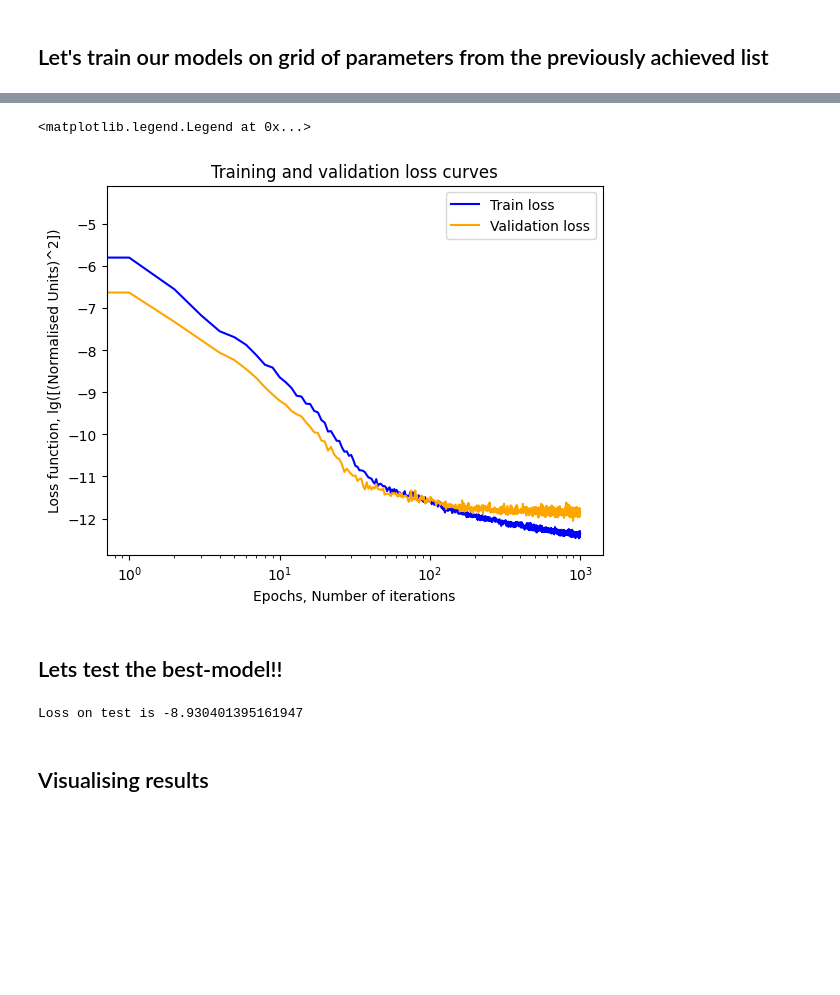
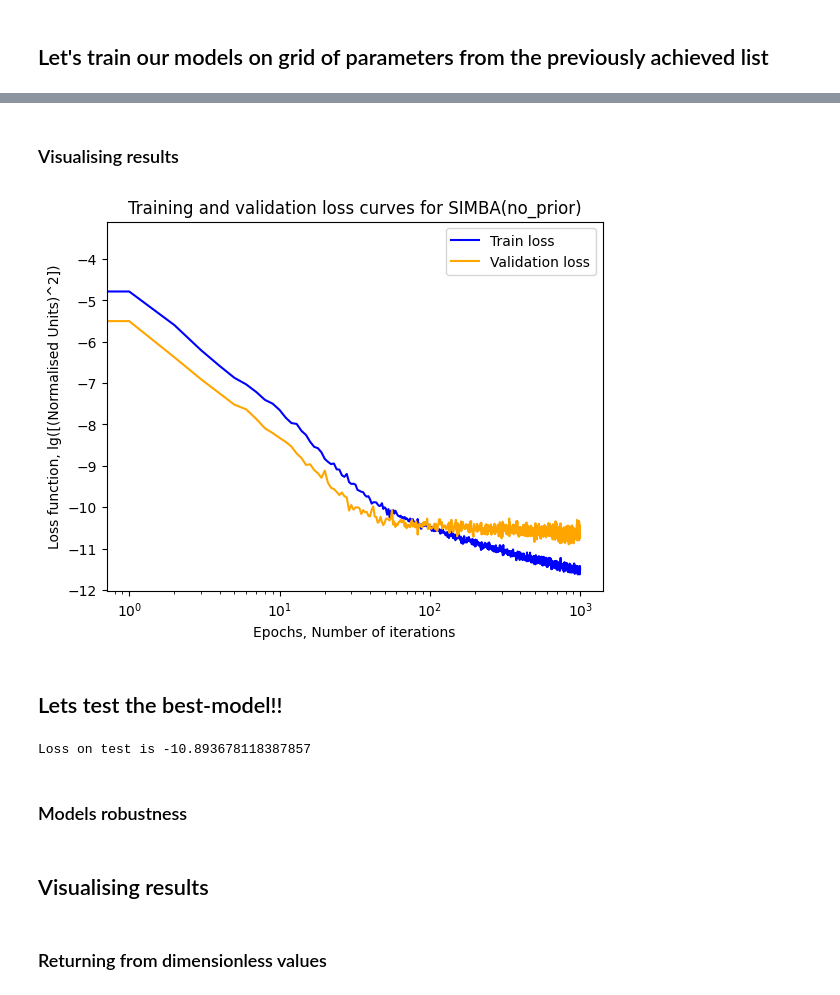
Before and after one commit to Reennon/cosmology-s8-inference, a Jupyter notebook: _Parameter_inference_moments_network_with_priors_ipynb__.ipynb, the cells around one changed output, grey strips where cells are left out. Cells and saved outputs as stored; diff of their text form; code cells hidden in the pictures; blank space fills up the shorter version.

```diff
--- a/_Parameter_inference_moments_network_with_priors_ipynb__.ipynb
+++ b/_Parameter_inference_moments_network_with_priors_ipynb__.ipynb
@@ -109,7 +117,7 @@ def create_dataset(mode, f_SFRD, f_params, batch_size, seed):
     data_set = make_dataset(mode, f_SFRD, f_params, seed)
 
     # create the data loader
-    return DataLoader(dataset=data_set, batch_size=batch_size, shuffle=True), data_set.get_std()
+    return DataLoader(dataset=data_set, batch_size=batch_size, shuffle=True), data_set.get_std(), data_set.get_min_max()
 
 
 # This class creates the dataset
@@ -189,9 +197,12 @@ class make_dataset():
     def get_std(self):
       return torch.std(self.output)
 
+    def get_min_max(self):
+      return self.min_params, self.max_params
+
 # get the data
-train_loader, train_std = create_dataset('train', f_SFRD, f_params, batch_size, seed) #training data and std
-valid_loader, valid_std = create_dataset('valid', f_SFRD, f_params, batch_size, seed) #validation data and std
+train_loader, train_std, (train_norm_min, train_norm_max) = create_dataset('train', f_SFRD, f_params, batch_size, seed) #training data and std
+valid_loader, valid_std, (valid_norm_min, valid_norm_max) = create_dataset('valid', f_SFRD, f_params, batch_size, seed) #validation data and std
 # %% [markdown]
 ### Lets define the architecture of the neural network
 Use a python class and define the layers in the `__init__()` protocol and the model in the `forward()` routine.
@@ -216,12 +227,12 @@ class DenseNet(nn.Module):
 # %% [markdown]
 ### So we have flat frior. Let's try exp()
 # %%
-def new_prior(x:torch.Tensor, data_std) -> torch.Tensor:
+def new_prior(x:torch.Tensor, data_std, norm_min, norm_max) -> torch.Tensor:
   '''
   Func to perform conditional prior for weighted training.
   '''
   sigma = data_std#torch.tensor(0.5)
-  s_mean = torch.tensor(0.8*(0.3**(1/2)))
+  s_mean = torch.tensor(0.8*(0.3**(1/2)))*(norm_max - norm_min)
   return torch.exp(-(torch.pow((x - s_mean),2)/(2*torch.pow(sigma,2))))
 # %%
 def training_and_validating_model(model,
@@ -258,8 +269,9 @@ def training_and_validating_model(model,
         # compute loss
         params_NN = pred[:,:6] #posterior mean
         errors_NN = pred[:,6:] #posterior std
-        loss1 = torch.mean(new_prior(params_train, train_std)*(params_NN - params_train)**2, axis=0)
-        loss2 = torch.mean(new_prior(params_train, train_std)*((params_NN - params_train)**2 - errors_NN**2)**2, axis=0)
+        params_train_s8 = params_train[:,1].reshape([params_train[:,1].shape[0],1])
+        loss1 = torch.mean(new_prior(params_train_s8, train_std, train_norm_min, train_norm_max)*(params_NN - params_train)**2, axis=0)
+        loss2 = torch.mean(new_prior(params_train_s8, train_std, train_norm_min, train_norm_max)*((params_NN - params_train)**2 - errors_NN**2)**2, axis=0)
         loss  = torch.mean(torch.log(loss1) + torch.log(loss2))
 
         # compute cumulative loss and number of examples used
@@ -295,8 +307,9 @@ def training_and_validating_model(model,
 
             params_NN = pred[:,:6]             #posterior mean
             errors_NN = pred[:,6:]             #posterior std
-            loss1 = torch.mean(new_prior(params_val, valid_std)*(params_NN - params_val)**2, axis=0)
-            loss2 = torch.mean(new_prior(params_val, valid_std)*((params_NN - params_val)**2 - errors_NN**2)**2, axis=0)
+            params_val_s8 = params_val[:,1].reshape([params_val[:,1].shape[0],1])
+            loss1 = torch.mean(new_prior(params_val_s8, valid_std, valid_norm_min, valid_norm_max)*(params_NN - params_val)**2, axis=0)
+            loss2 = torch.mean(new_prior(params_val_s8, valid_std, valid_norm_min, valid_norm_max)*((params_NN - params_val)**2 - errors_NN**2)**2, axis=0)
             loss  = torch.mean((torch.log(loss1) + torch.log(loss2)))
 
             # compute cumulative loss and number of examples used
@@ -364,0 +378,2 @@ Model model_lr0.0001_wd0.1_hu150.pt obtained loss -11.850, time elapsed: 51.86s.
+# %% [markdown]
+### Visualising results
@@ -365,25 +382,22 @@ Model model_lr0.0001_wd0.1_hu150.pt obtained loss -11.850, time elapsed: 51.86s.
 # %%
-import matplotlib.pyplot as plt
-
 plt.ylabel(r'$\mathcal{L}$')
 plt.xlabel(r'${\rm epochs}$')
 
 plt.plot(np.arange(epochs), models_fam["model_lr0.0001_wd0.1_hu150.pt"][0][0], c='b', label="Train loss")
 plt.plot(np.arange(epochs), models_fam["model_lr0.0001_wd0.1_hu150.pt"][0][1], c='orange',  label="Validation loss")
-plt.title("Training and validation loss curves")
+plt.title(f"Training and validation loss curves for {sim_name}(no_prior)")
 plt.ylabel("Loss function, lg([(Normalised Units)^2])")
 plt.xlabel("Epochs, Number of iterations")
 plt.xscale('log')
 plt.legend()
-#plt.savefig("loss_func.png", dpi=300)
+plt.savefig(f"loss_func_{sim_name}_no_prior.png", dpi=300)
 # %% [output]
-<matplotlib.legend.Legend at 0x...>
-[figure, old version]
+[figure, new version]
 # %% [markdown]
 ## Lets test the best-model!!
 # %%
 # get the test data
-test_loader, std_test = create_dataset('test', f_SFRD, f_params, batch_size, seed) #test data and std
+test_loader, std_test, (test_norm_min, test_norm_max) = create_dataset('test', f_SFRD, f_params, batch_size, seed) #test data and std
 
 # load the best-model and move it to the GPU
 #model = DenseNet(100, 50, 14, dr)
@@ -416,8 +430,9 @@ for SFRH_test, params_test in test_loader:
     params_NN[count:count+bs, :]  = p[:,:6].cpu().numpy()
     errors_NN[count:count+bs, :]  = p[:,6:].cpu().numpy()
 
-    loss1 = torch.mean(new_prior(params_test, std_test)*(p[:,:6] - params_test)**2, axis=0)
-    loss2 = torch.mean(new_prior(params_test, std_test)*((p[:,:6] - params_test)**2 - p[:,6:])**2, axis=0)
+    params_test_s8 = params_test[:,1].reshape([params_test[:,1].shape[0],1])
+    loss1 = torch.mean(new_prior(params_test_s8, std_test, test_norm_min, test_norm_max)*(p[:,:6] - params_test)**2, axis=0)
+    loss2 = torch.mean(new_prior(params_test_s8, std_test, test_norm_min, test_norm_max)*((p[:,:6] - params_test)**2 - p[:,6:]**2)**2, axis=0)
     loss  = torch.mean((torch.log(loss1) + torch.log(loss2)))
 
     # compute cumulative loss and number of examples used
@@ -431,4 +446,6 @@ test_loss /= points
 
 print(f"Loss on test is {test_loss}")
 # %% [output]
-Loss on test is -8.930401395161947
+Loss on test is -10.893678118387857
+# %% [markdown]
+### Models robustness
@@ -435,2 +515,4 @@ Loss on test is -8.930401395161947
 # %% [markdown]
 ## Visualising results
+# %% [markdown]
+### Returning from dimensionless values
```
Also changed, not shown: parts of 9 cells of this notebook.
